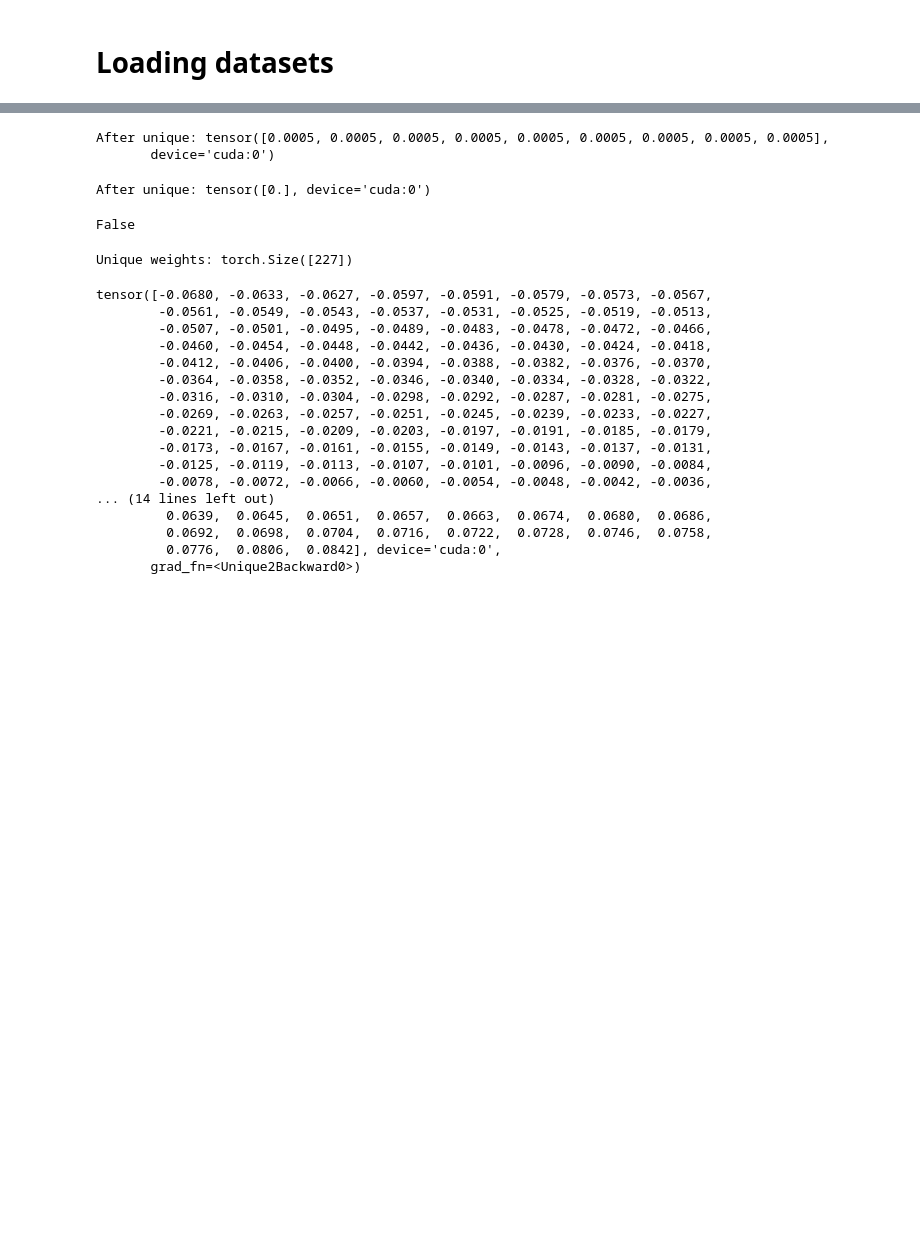
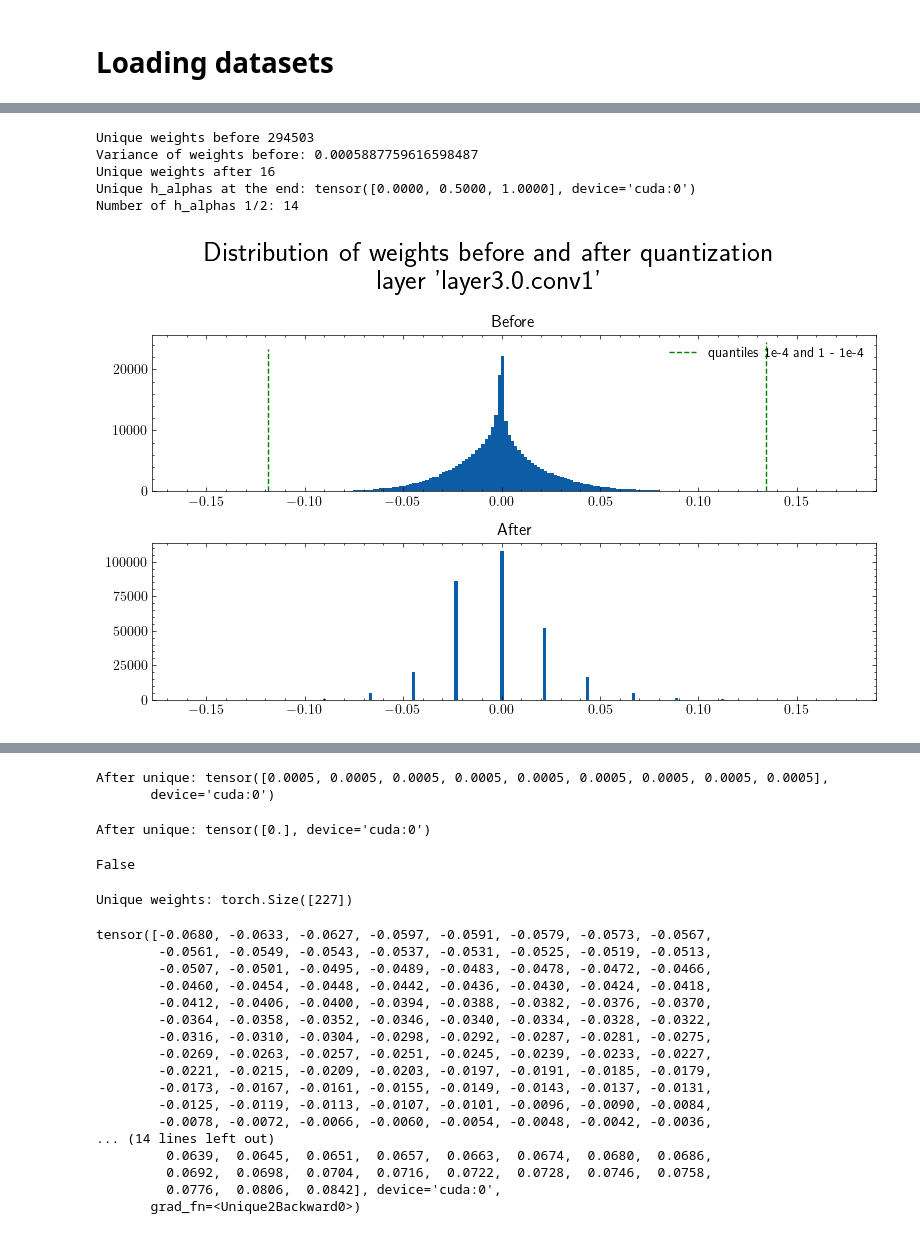
Before and after one commit to puscianm/anvil, a Jupyter notebook: testing.ipynb, the cells around one changed output, grey strips where cells are left out. Drawn from its saved outputs; the diff is of its cells as text; code cells hidden in the pictures; blank space fills up the shorter version.

```diff
--- a/testing.ipynb
+++ b/testing.ipynb
@@ -115,2 +116,39 @@ f1 score after quantization: 0.8265
+# %%
+layer_to_plot = 'layer3.0.conv1'
+module_to_plot_before = dict(model.named_modules())[layer_to_plot]
+_weights_before = torch.ravel(module_to_plot_before.weight.to("cpu").detach())
+
+module_to_plot_after = dict(quantizized_model.named_modules())[layer_to_plot]
+_weights_after = torch.ravel(module_to_plot_after.weight.to("cpu").detach())
+
+with plt.style.context('science'):
+    fig, axes = plt.subplots(2,1, figsize = (8, 5))
+    axes[0].hist(_weights_before, bins=200)
+    axes[1].hist(_weights_after, bins=200)
+    axes[1].set_xlim(axes[0].get_xlim())
+
+    axes[0].vlines(torch.quantile(_weights_before, 1e-4), ymin=0, ymax=axes[0].get_ylim()[1], linestyles='dashed', color='green', label='quantiles 1e-4 and 1 - 1e-4')
+    axes[0].vlines(torch.quantile(_weights_before, 1 - 1e-4), ymin=0, ymax=axes[0].get_ylim()[1], linestyles='dashed', color='green')
+    axes[0].set_title("Before")
+    axes[0].legend()
+    axes[1].set_title("After")
+    fig.suptitle(f"Distribution of weights before and after quantization\n layer '{layer_to_plot}'", fontsize = 20)
+    plt.tight_layout()
+    plt.savefig('/home/mpuscian/Desktop/repozytoria/MINI_projects/anvil/curr_layer_weights_comparison_q.pdf')
+
+
+print("Unique weights before", torch.unique(_weights_before).shape[0])
+print(f"Variance of weights before: {torch.var(_weights_before)}")
+print("Unique weights after", torch.unique(_weights_after).shape[0])
+print(f"Unique h_alphas at the end: {torch.unique(adaround_statistics[layer_to_plot]['h_alphas'][-1])}")
+end_h_alphas = torch.ravel(adaround_statistics[layer_to_plot]['h_alphas'][-1]).cpu().numpy()
+print(f"Number of h_alphas 1/2: {end_h_alphas.shape[0] - np.where(end_h_alphas < 1/2)[0].shape[0] - np.where(end_h_alphas > 1/2)[0].shape[0]}")
+# %% [output]
+Unique weights before 294503
+Variance of weights before: 0.0005887759616598487
+Unique weights after 16
+Unique h_alphas at the end: tensor([0.0000, 0.5000, 1.0000], device='cuda:0')
+Number of h_alphas 1/2: 14
+[figure, added]
 # %%
 means = []
```
Also changed, not shown: parts of 7 cells of this notebook, 2 other files.
